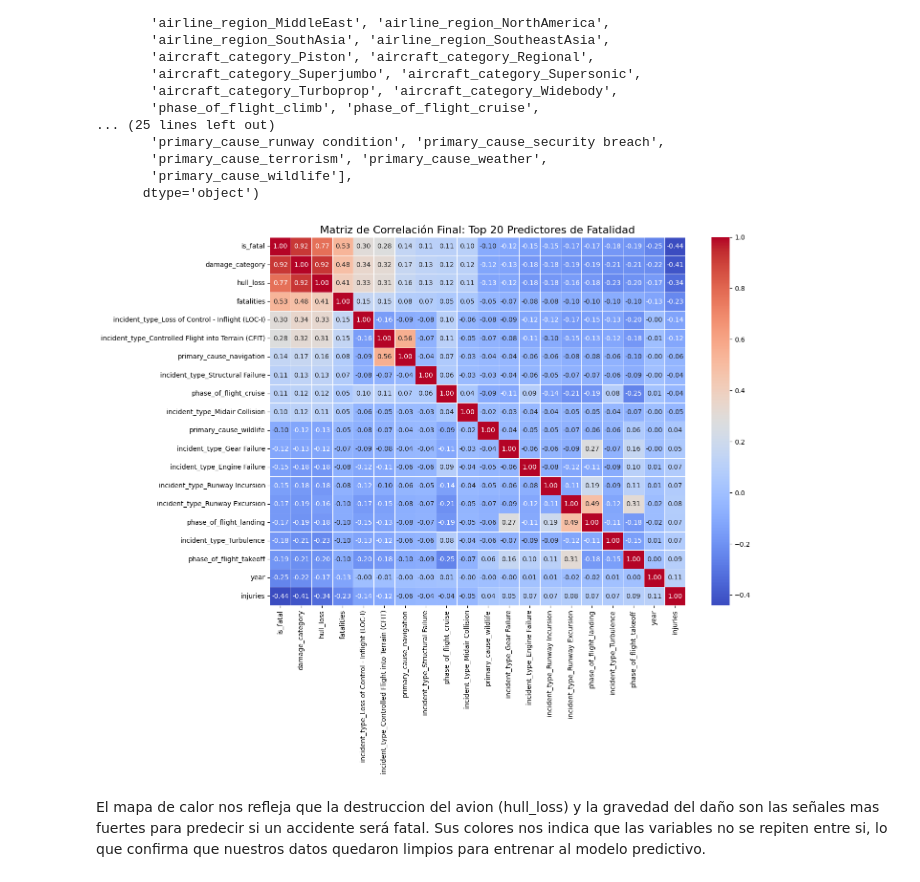
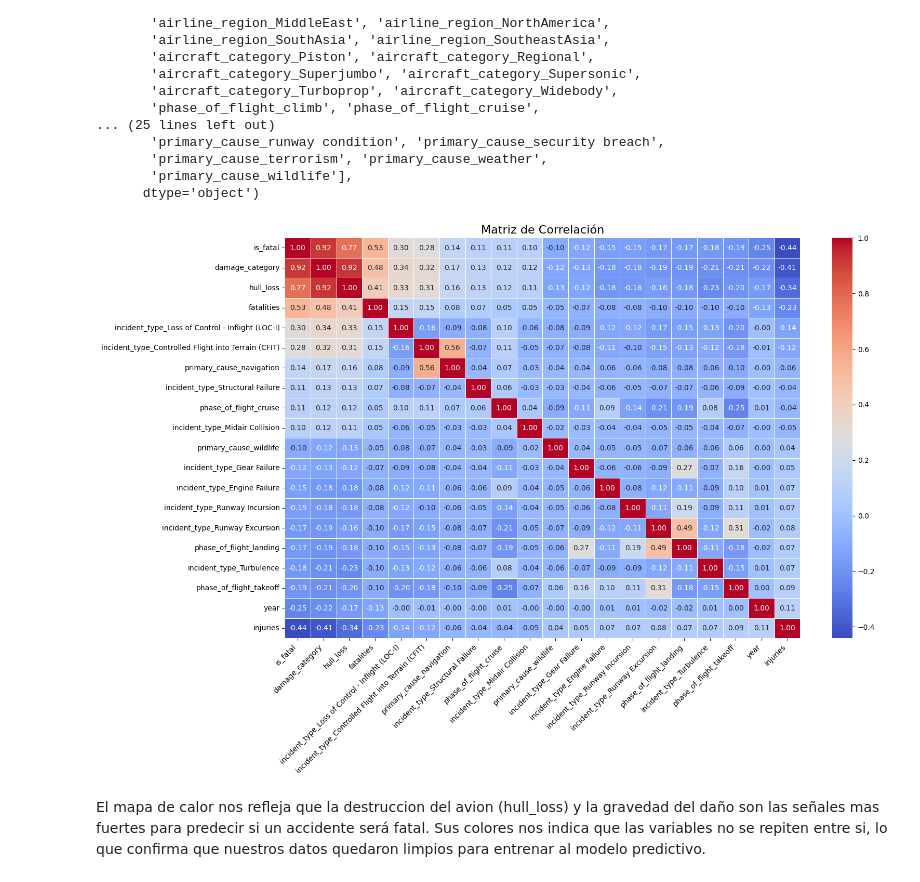
Before and after one commit to felrojas1/MineriaDatos_SeguridadAviacion, a Jupyter notebook: seguridad_aerea_mundial.ipynb, the cells around one changed output. Cells and saved outputs as stored; diff of their text form; code cells hidden in the pictures.

```diff
--- a/seguridad_aerea_mundial.ipynb
+++ b/seguridad_aerea_mundial.ipynb
@@ -422,20 +428,21 @@ Index(['year', 'manufacturer_0', 'manufacturer_1', 'manufacturer_2',
 # %%
 correlaciones = df_incidents.corr()['is_fatal'].sort_values(ascending=False)
 
 # seleccionamos los 10 factores con mayor correlación positiva y los 10 con mayor negativa
 top_features = pd.concat([correlaciones.head(10), correlaciones.tail(10)])
 
 # graficamos el Mapa de Calor
-plt.figure(figsize=(14, 10))
+plt.figure(figsize=(16, 10))
 sns.heatmap(df_incidents[top_features.index].corr(),
             annot=True,
             fmt=".2f",
             cmap='coolwarm',
             linewidths=0.5)
 
-plt.title('Matriz de Correlación Final: Top 20 Predictores de Fatalidad', fontsize=16)
+plt.title('Matriz de Correlación', fontsize=16)
+plt.xticks(rotation=45, ha='right')
 plt.show()
 # %% [output]
-[figure, old version]
+[figure, new version]
 # %% [markdown]
 El mapa de calor nos refleja que la destruccion del avion (hull_loss) y la gravedad del daño son las señales mas fuertes para predecir si un accidente será fatal. Sus colores nos indica que las variables no se repiten entre si, lo que confirma que nuestros datos quedaron limpios para entrenar al modelo predictivo.
```
Also changed, not shown: parts of 3 cells of this notebook.
